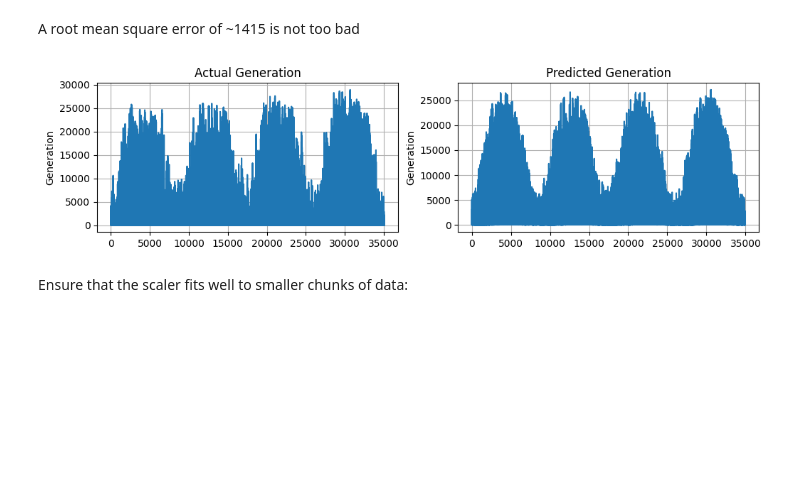
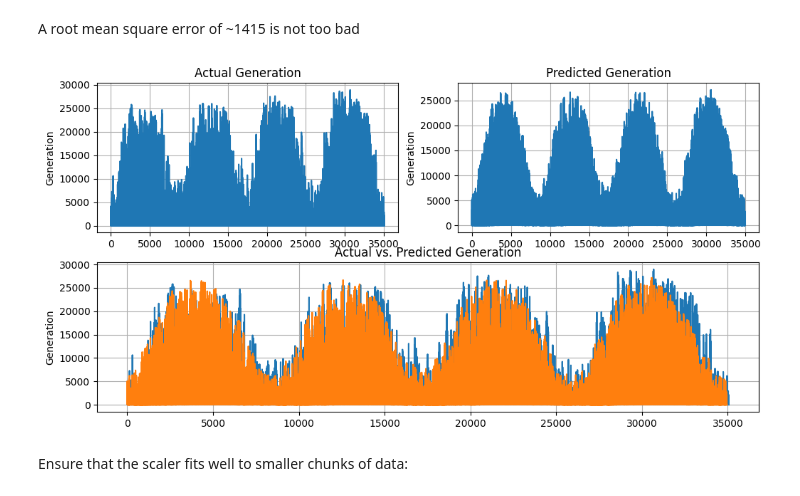
Before and after one commit to M0r13n/ml-playground, a Jupyter notebook: energy_weather/EnergyWeather.ipynb, the cells around one changed output. Cells and saved outputs as stored; diff of their text form; code cells hidden in the pictures; blank space fills up the shorter version.

```diff
--- a/energy_weather/EnergyWeather.ipynb
+++ b/energy_weather/EnergyWeather.ipynb
@@ -343,19 +343,26 @@ A root mean square error of ~1415 is not too bad
 # %%
 plt.figure(figsize=(12, 6))
 
 plt.subplot(2, 2, 1)
 plt.title('Actual Generation')
 plt.plot(solar_labels, label='actual')
 plt.ylabel('Generation')
 plt.grid(True)
 
 plt.subplot(2, 2, 2)
 plt.title('Predicted Generation')
 plt.plot(predictions, label='prediction')
 plt.ylabel('Generation')
 plt.grid(True)
+
+plt.subplot(2, 1, 2)
+plt.title('Actual vs. Predicted Generation')
+plt.plot(solar_labels, label='actual')
+plt.plot(predictions, label='prediction')
+plt.ylabel('Generation')
+plt.grid(True)
 # %% [output]
-[figure, old version]
+[figure, new version]
 # %% [markdown]
 Ensure that the scaler fits well to smaller chunks of data:
 # %%
```
Also changed, not shown: parts of 1 cell of this notebook.
